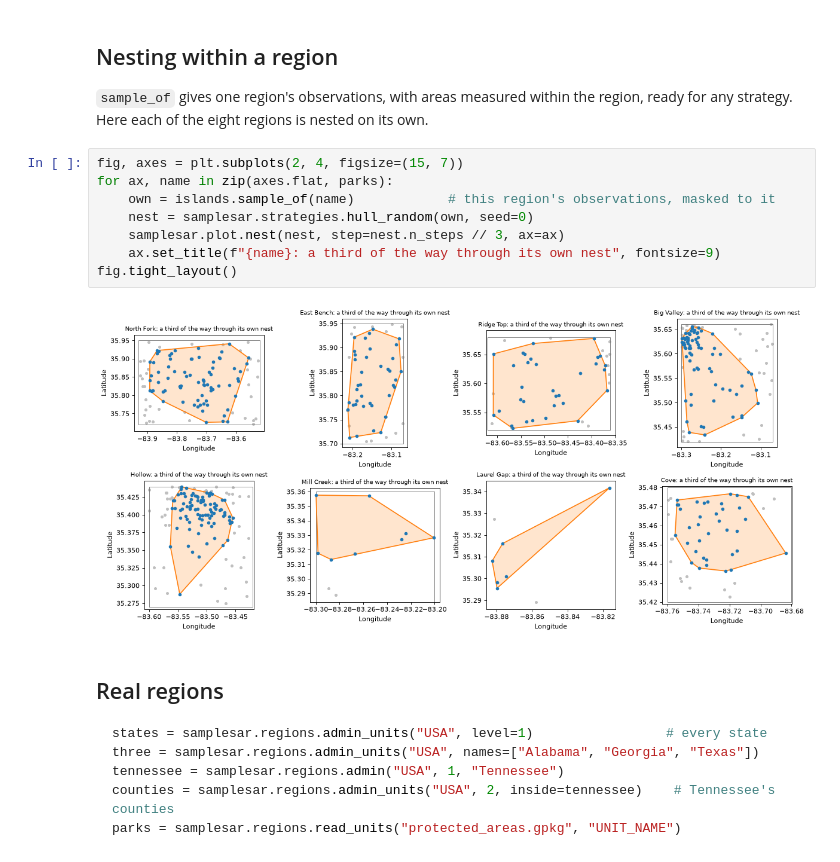
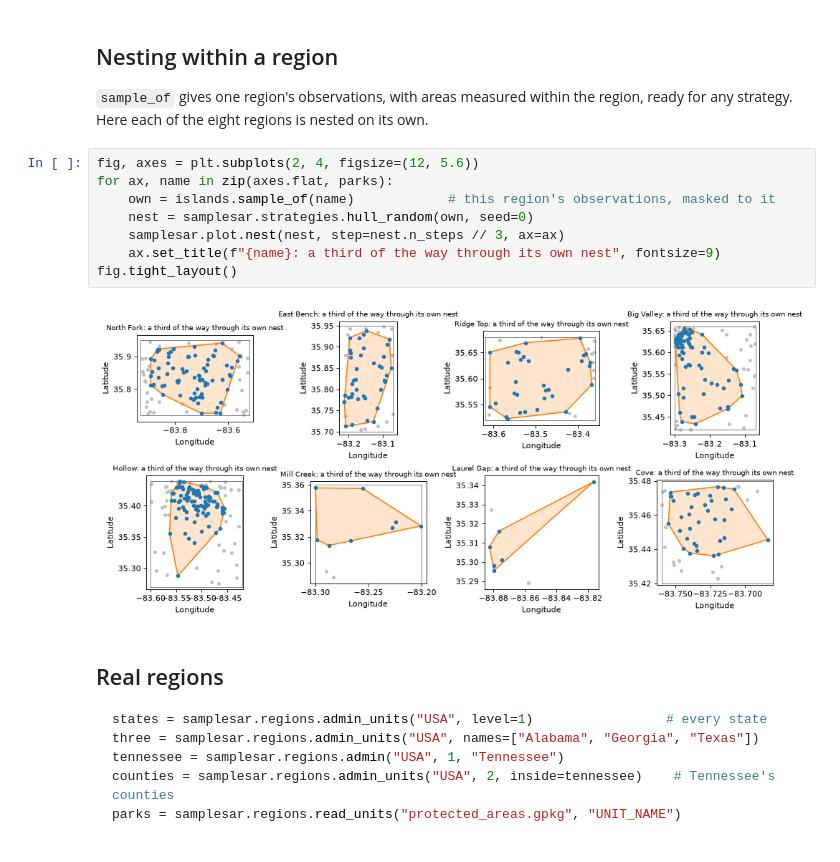
Before and after one commit to jmcmeen/samplesar, a Jupyter notebook: docs/examples/islands.ipynb, the cells around one changed output. Cells and saved outputs as stored; diff of their text form.

```diff
--- a/docs/examples/islands.ipynb
+++ b/docs/examples/islands.ipynb
@@ -138,15 +138,15 @@ float(round(fit.params["z"], 3)), float(round(nest.fit("power").params["z"], 3))
 
 `sample_of` gives one region's observations, with areas measured within the region, ready for any strategy. Here each of the eight regions is nested on its own.
 # %%
-fig, axes = plt.subplots(2, 4, figsize=(15, 7))
+fig, axes = plt.subplots(2, 4, figsize=(12, 5.6))
 for ax, name in zip(axes.flat, parks):
     own = islands.sample_of(name)            # this region's observations, masked to it
     nest = samplesar.strategies.hull_random(own, seed=0)
     samplesar.plot.nest(nest, step=nest.n_steps // 3, ax=ax)
     ax.set_title(f"{name}: a third of the way through its own nest", fontsize=9)
 fig.tight_layout()
 # %% [output]
-[figure, old version]
+[figure, new version]
 # %% [markdown]
 ## Real regions
 
```
Also changed, not shown: parts of 3 cells of this notebook, 9 other files.
